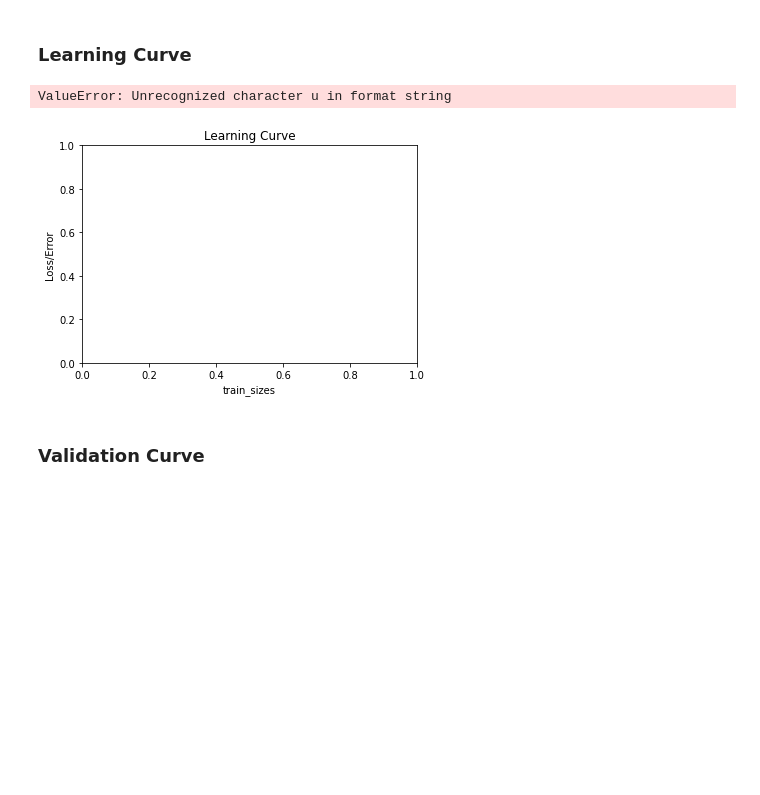
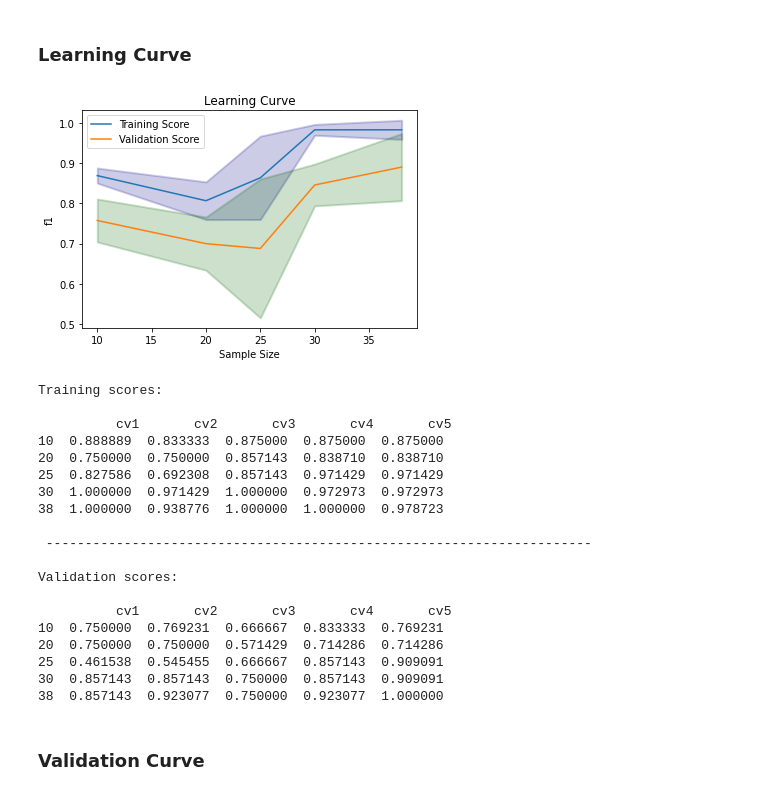
Before and after one commit to as2c/MLP---Cosmology, a Jupyter notebook: Optimization/Model_Evaluation.ipynb, the cells around one changed output. Drawn from its saved outputs; the diff is of its cells as text; code cells hidden in the pictures; blank space fills up the shorter version.

```diff
--- a/Optimization/Model_Evaluation.ipynb
+++ b/Optimization/Model_Evaluation.ipynb
@@ -119,19 +143,57 @@ NameError: name 'Ridge' is not defined
 # %% [markdown]
 ### Learning Curve
-# %%
-ns = [0.1,0.5,0.7]
-train_sizes, train_scores, valid_scores = learning_curve(clf, X, Y, train_sizes=ns, cv=2)
-fig = plt.figure()
-ax = fig.add_subplot(111, xlabel='train_sizes', ylabel='Loss/Error', title='Learning Curve')
-
-plt.plot(valid_scores,train_sizes, 'out_sample')
-plt.plot(train_scores, train_sizes, 'in_sample')
-
-plt.legend()
-# plt.yscale('log')
-plt.show()
-# %% [output]
-ValueError: Unrecognized character u in format string
-[figure, removed]
+# %%
+ns = [10,20,25,30,38]
+train_sizes, train_scores, valid_scores = learning_curve(trained_model, X_train, Y_train, train_sizes=ns, cv=cv, scoring= scoring, n_jobs = -1)
+
+train_scores_mean =  train_scores.mean(axis = 1)
+train_scores_std = np.std(train_scores, axis=1)
+validation_scores_mean =  valid_scores.mean(axis = 1)
+validation_scores_std  = valid_scores.std(axis = 1)
+
+xlabel = 'Sample Size'
+ylabel = scoring
+plt_title = 'Learning Curve'
+
+fig = plt.figure()
+ax = fig.add_subplot(111, xlabel=xlabel, ylabel=ylabel, title=plt_title)
+ax.plot(train_sizes, train_scores_mean, label = 'Training Score')
+ax.plot(train_sizes, validation_scores_mean, label = 'Validation Score')
+
+plt.fill_between(train_sizes, train_scores_mean - train_scores_std,
+                 train_scores_mean + train_scores_std, alpha=0.2,
+                 color="darkblue", lw=2)
+plt.fill_between(train_sizes, validation_scores_mean - validation_scores_std,
+                 validation_scores_mean + validation_scores_std, alpha=0.2,
+                 color="darkgreen", lw=2)
+
+plt.legend()
+# plt.yscale('log')
+plt.show()
+
+print('Training scores:\n\n', pd.DataFrame( train_scores, columns=[f'cv{i+1}' for i in range(cv)], index=ns) )
+print('\n', '-' * 70) # separator to make the output easy to read
+print('\nValidation scores:\n\n', pd.DataFrame(valid_scores, columns=[f'cv{i+1}' for i in range(cv)], index=ns) )
+# %% [output]
+[figure, added]
+Training scores:
+
+          cv1       cv2       cv3       cv4       cv5
+10  0.888889  0.833333  0.875000  0.875000  0.875000
+20  0.750000  0.750000  0.857143  0.838710  0.838710
+25  0.827586  0.692308  0.857143  0.971429  0.971429
+30  1.000000  0.971429  1.000000  0.972973  0.972973
+38  1.000000  0.938776  1.000000  1.000000  0.978723
+
+ ----------------------------------------------------------------------
+
+Validation scores:
+
+          cv1       cv2       cv3       cv4       cv5
+10  0.750000  0.769231  0.666667  0.833333  0.769231
+20  0.750000  0.750000  0.571429  0.714286  0.714286
+25  0.461538  0.545455  0.666667  0.857143  0.909091
+30  0.857143  0.857143  0.750000  0.857143  0.909091
+38  0.857143  0.923077  0.750000  0.923077  1.000000
 # %% [markdown]
 ### Validation Curve
```
Also changed, not shown: parts of 17 cells of this notebook.
